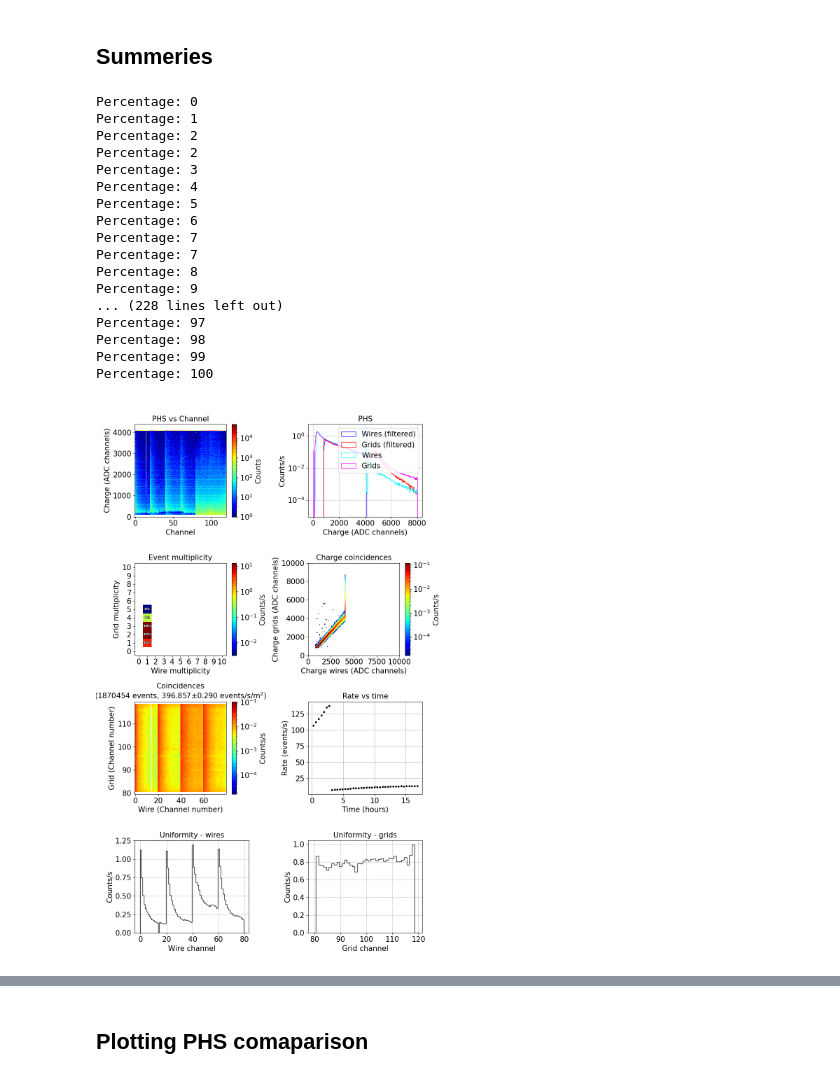
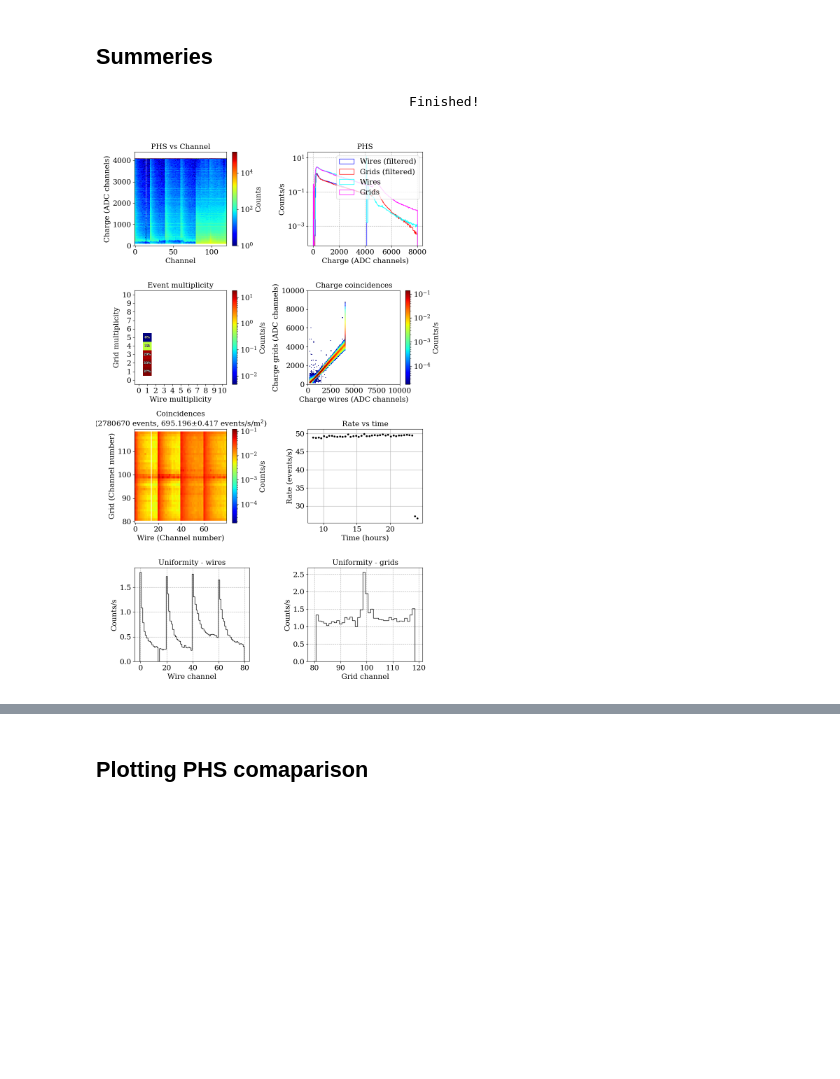
Before and after one commit to ess-dg/mg-let-2022-vmm-analysis, a Jupyter notebook: notebooks/preparations_mg_ref.ipynb, the cells around one changed output, grey strips where cells are left out. Saved outputs shown, nothing was run; the diff lists cells and outputs as text; code cells hidden in the pictures; blank space fills up the shorter version.

```diff
--- a/notebooks/preparations_mg_ref.ipynb
+++ b/notebooks/preparations_mg_ref.ipynb
@@ -180,39 +184,25 @@ mg_area = 0.0225*0.0225*4*38 # m^2
 ## Summeries
 # %%
 # Extract data: For bus 0 and 1
-bus = 0
 #file_name = 'NoGas_mvmelst_298_220315_092727'
 #file_name='shielded_gas_working_run_2_mvmelst_300_220316_084149'
 #file_name='shielded_run_3_mvmelst_301_220317_083909'
-file_name='Unshildes_STF_run1_CSPEC-LET_Utgard_220323_181605'
+#file_name='Unshildes_STF_run1_CSPEC-LET_Utgard_220323_181605'
+file_name='Unshielded_run2_CSPEC-LET_Utgard_220324_111809'
 #file_name='shielded_weekend_run_mvmelst_302_220318_085531'
 file_path = MG_RAW_FOLDER_stf + file_name + '.zip'
-mg_manage_old.extract_and_save(file_name, file_path, MG_PROCESSED_FOLDER) # Only have to run this once
-mg_clu_run_1, mg_ev_run_1 = mg_manage_old.load_clusters_and_events(file_name, MG_PROCESSED_FOLDER)
-
-# Possebileties to not add last 4 wires and some middle grids
-#mg_clu_run_1=mg_clu_run_1[~mg_clu_run_1.wch.isin([16,17,18,19,36,37,38,39,56,57,58,59,76,77,78,79])]
-#mg_clu_run_1=mg_clu_run_1[~mg_clu_run_1.gch.isin([99])]
-mg_basic_plot.mg_plot_basic_bus(file_name +'_filtered', bus, mg_clu_run_1, mg_ev_run_1, mg_filter, mg_area)
+#mg_manage_seq.extract_and_save(file_name, file_path, MG_PROCESSED_FOLDER) # Only have to run this once
+mg_clu_run_1, mg_ev_run_1 = mg_manage_seq.load_clusters_and_events(file_name, MG_PROCESSED_FOLDER)
 # %% [output]
-Percentage: 0
-Percentage: 1
-Percentage: 2
-Percentage: 2
-Percentage: 3
-Percentage: 4
-Percentage: 5
-Percentage: 6
-Percentage: 7
-Percentage: 7
-Percentage: 8
-Percentage: 9
-... (228 lines left out)
-Percentage: 97
-Percentage: 98
-Percentage: 99
-Percentage: 100
+                                        Finished!
-[figure, removed]
+# %%
+bus = 0
+# Possebileties to not add last 4 wires and some middle grids
+#clusters_16w=mg_clu_run_1[~mg_clu_run_1.wch.isin([16,17,18,19,36,37,38,39,56,57,58,59,76,77,78,79])]
+#clusters_3_gr=clusters_16w[clusters_16w.gch.isin([98,99,100])]
+mg_basic_plot.mg_plot_basic_bus(file_name +'_filtered_LOW_charge_filt_after_gen_off', bus, mg_clu_run_1, mg_ev_run_1, mg_filter, mg_area-mg_area_seq2)
+# %% [output]
+[figure, added]
 # %%
 bus=1
 mg_basic_plot.mg_plot_basic_bus(file_name +'_filtered_wo_last_4_w', bus, mg_clu_run_1, mg_ev_run_1, mg_filter, mg_area)
```
Also changed, not shown: parts of 8 cells of this notebook, 1 other file.
